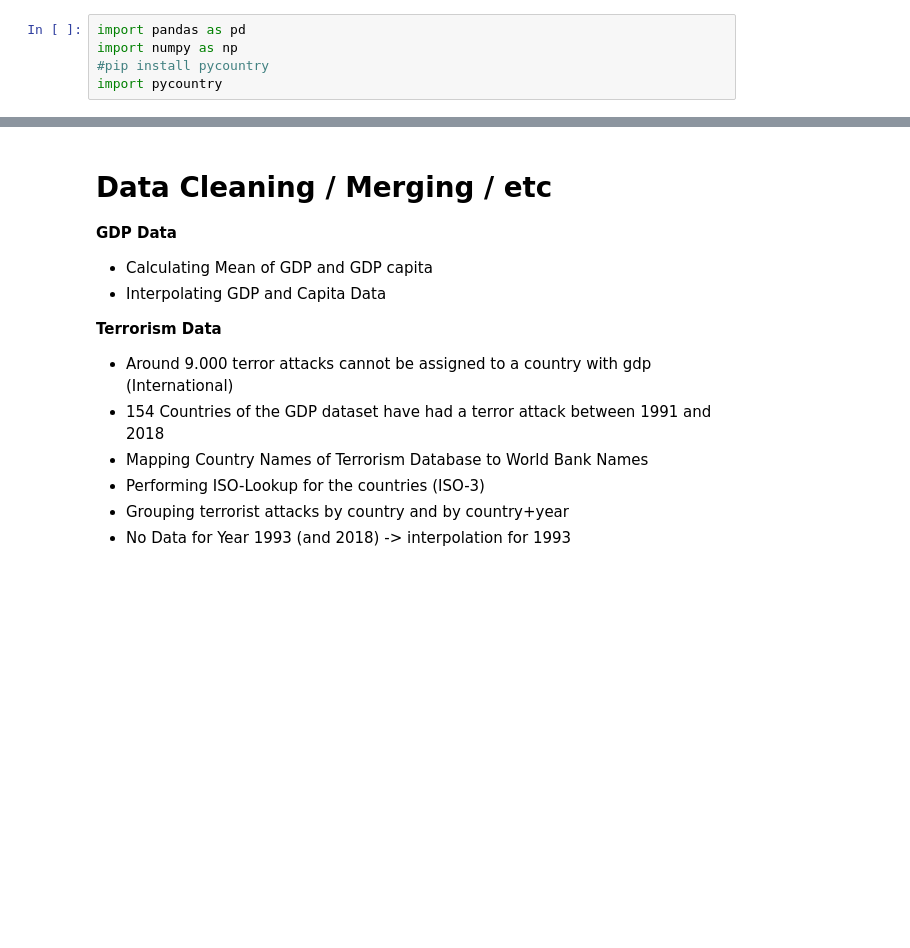
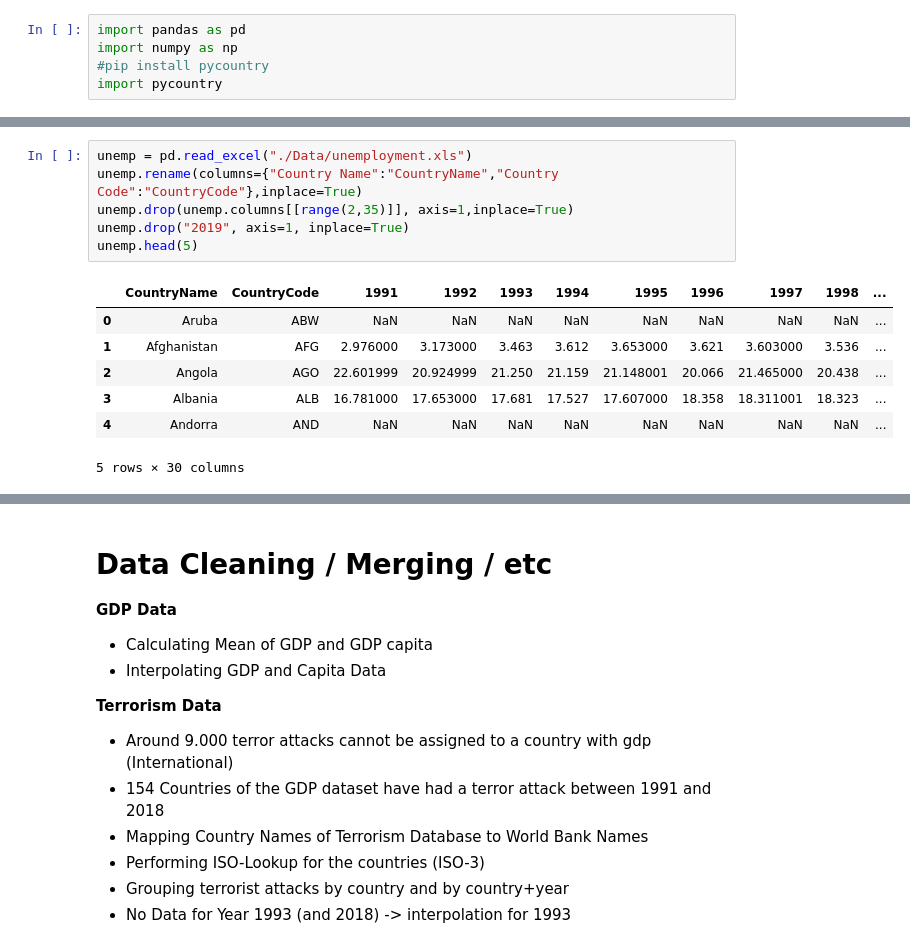
Before and after one commit to msieder/terror, a Jupyter notebook: Terror.ipynb, the cells around one changed output, grey strips where cells are left out. Drawn from its saved outputs; the diff is of its cells as text; blank space fills up the shorter version.

```diff
--- a/Terror.ipynb
+++ b/Terror.ipynb
@@ -59,3 +60,17 @@ capita.head(5)
 | 3 | Albania | ALB | 336.586995 | 200.852220 | 367.279225 | 586.416340 | 750.604449 | 1009.977668 | 717.380567 | 813.790264 | ... |
 | 4 | Andorra | AND | 19532.540150 | 20547.711790 | 16516.471027 | 16234.809010 | 18461.064858 | 19017.174590 | 18353.059722 | 18894.521496 | ... |
 5 rows × 30 columns
+# %%
+unemp = pd.read_excel("./Data/unemployment.xls")
+unemp.rename(columns={"Country Name":"CountryName","Country Code":"CountryCode"},inplace=True)
+unemp.drop(unemp.columns[[range(2,35)]], axis=1,inplace=True)
+unemp.drop("2019", axis=1, inplace=True)
+unemp.head(5)
+# %% [output]
+|  | CountryName | CountryCode | 1991 | 1992 | 1993 | 1994 | 1995 | 1996 | 1997 | 1998 | ... |
+| 0 | Aruba | ABW | NaN | NaN | NaN | NaN | NaN | NaN | NaN | NaN | ... |
+| 1 | Afghanistan | AFG | 2.976000 | 3.173000 | 3.463 | 3.612 | 3.653000 | 3.621 | 3.603000 | 3.536 | ... |
+| 2 | Angola | AGO | 22.601999 | 20.924999 | 21.250 | 21.159 | 21.148001 | 20.066 | 21.465000 | 20.438 | ... |
+| 3 | Albania | ALB | 16.781000 | 17.653000 | 17.681 | 17.527 | 17.607000 | 18.358 | 18.311001 | 18.323 | ... |
+| 4 | Andorra | AND | NaN | NaN | NaN | NaN | NaN | NaN | NaN | NaN | ... |
+5 rows × 30 columns
```
Also changed, not shown: parts of 20 cells of this notebook.
